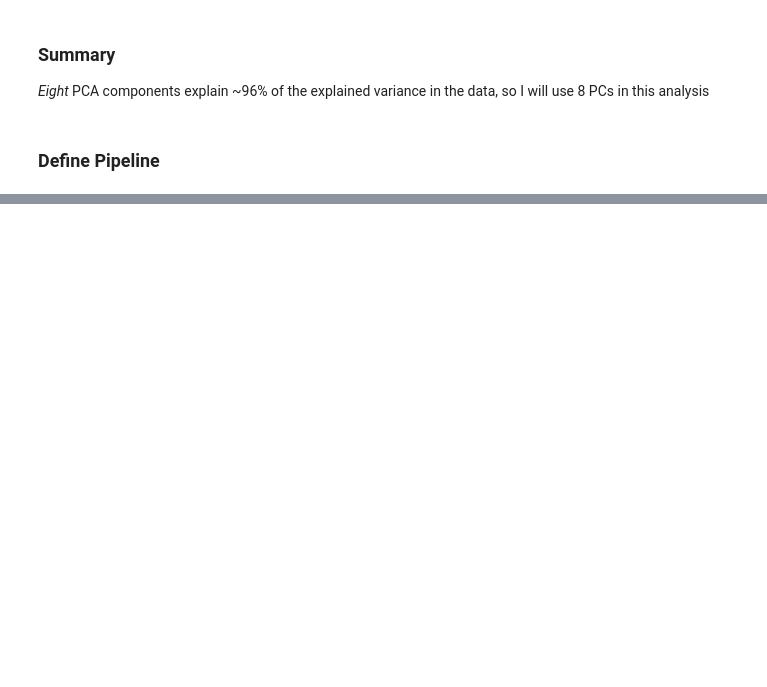
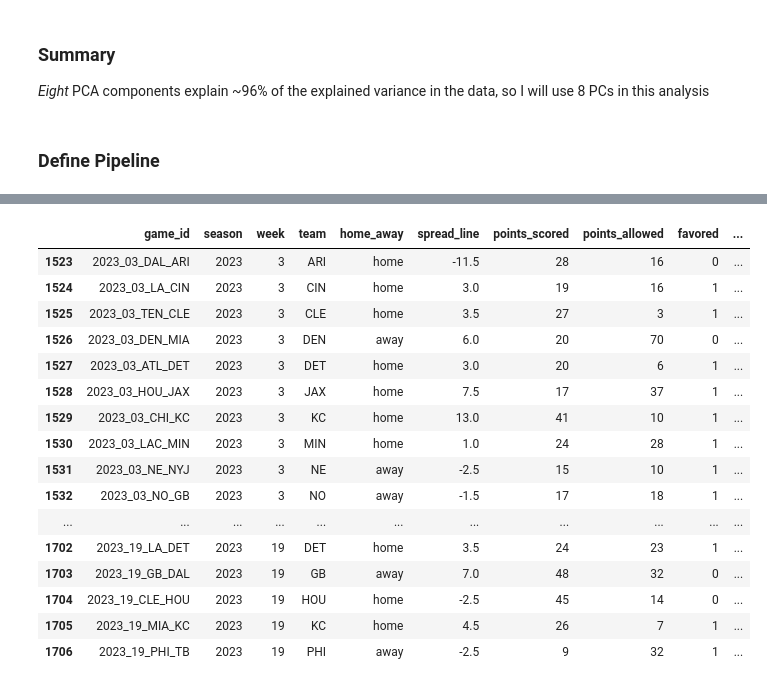
Before and after one commit to dusty736/fantasy_wizard, a Jupyter notebook: Python/game_outcome_classifier.ipynb, the cells around one changed output, grey strips where cells are left out. Saved outputs shown, nothing was run; the diff lists cells and outputs as text; code cells hidden in the pictures; blank space fills up the shorter version.

```diff
--- a/Python/game_outcome_classifier.ipynb
+++ b/Python/game_outcome_classifier.ipynb
@@ -293,0 +688,10 @@ preprocessor = make_column_transformer(
+# %%
+predictions_2023 = LR_fit.predict(validation_season_x)
+probabilites_2023 = LR_fit.predict_proba(validation_season_x)
+win_probabilities_2023 = probabilites_2023[:, 1]
+# %%
+validation_season['predicted_result'] = predictions_2023
+validation_season['prediction_confidence'] = win_probabilities_2023
+output = validation_season.loc[:,['game_id', 'season', 'week' , 'team', 'home_away', 'spread_line',
+                              'points_scored', 'points_allowed', 'favored', 'result',
+                              'predicted_result', 'prediction_confidence']]
@@ -293,0 +709,20 @@ preprocessor = make_column_transformer(
+# %%
+output.sort_values(by=['season', 'week', 'team'])
+# %% [output]
+|  | game_id | season | week | team | home_away | spread_line | points_scored | points_allowed | favored | ... |
+| 1523 | 2023_03_DAL_ARI | 2023 | 3 | ARI | home | -11.5 | 28 | 16 | 0 | ... |
+| 1524 | 2023_03_LA_CIN | 2023 | 3 | CIN | home | 3.0 | 19 | 16 | 1 | ... |
+| 1525 | 2023_03_TEN_CLE | 2023 | 3 | CLE | home | 3.5 | 27 | 3 | 1 | ... |
+| 1526 | 2023_03_DEN_MIA | 2023 | 3 | DEN | away | 6.0 | 20 | 70 | 0 | ... |
+| 1527 | 2023_03_ATL_DET | 2023 | 3 | DET | home | 3.0 | 20 | 6 | 1 | ... |
+| 1528 | 2023_03_HOU_JAX | 2023 | 3 | JAX | home | 7.5 | 17 | 37 | 1 | ... |
+| 1529 | 2023_03_CHI_KC | 2023 | 3 | KC | home | 13.0 | 41 | 10 | 1 | ... |
+| 1530 | 2023_03_LAC_MIN | 2023 | 3 | MIN | home | 1.0 | 24 | 28 | 1 | ... |
+| 1531 | 2023_03_NE_NYJ | 2023 | 3 | NE | away | -2.5 | 15 | 10 | 1 | ... |
+| 1532 | 2023_03_NO_GB | 2023 | 3 | NO | away | -1.5 | 17 | 18 | 1 | ... |
+| ... | ... | ... | ... | ... | ... | ... | ... | ... | ... | ... |
+| 1702 | 2023_19_LA_DET | 2023 | 19 | DET | home | 3.5 | 24 | 23 | 1 | ... |
+| 1703 | 2023_19_GB_DAL | 2023 | 19 | GB | away | 7.0 | 48 | 32 | 0 | ... |
+| 1704 | 2023_19_CLE_HOU | 2023 | 19 | HOU | home | -2.5 | 45 | 14 | 0 | ... |
+| 1705 | 2023_19_MIA_KC | 2023 | 19 | KC | home | 4.5 | 26 | 7 | 1 | ... |
+| 1706 | 2023_19_PHI_TB | 2023 | 19 | PHI | away | -2.5 | 9 | 32 | 1 | ... |
```
Also changed, not shown: parts of 38 cells of this notebook, 1 other file.
